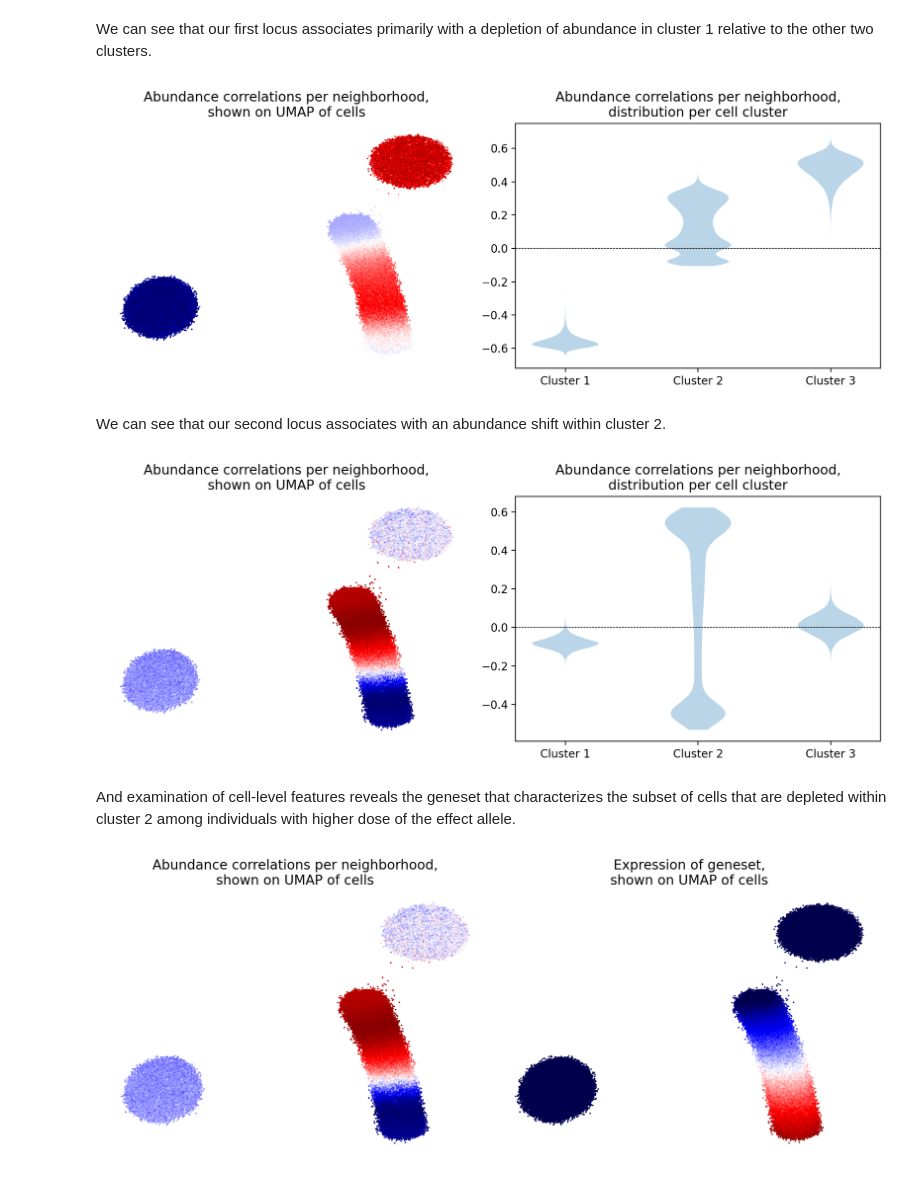
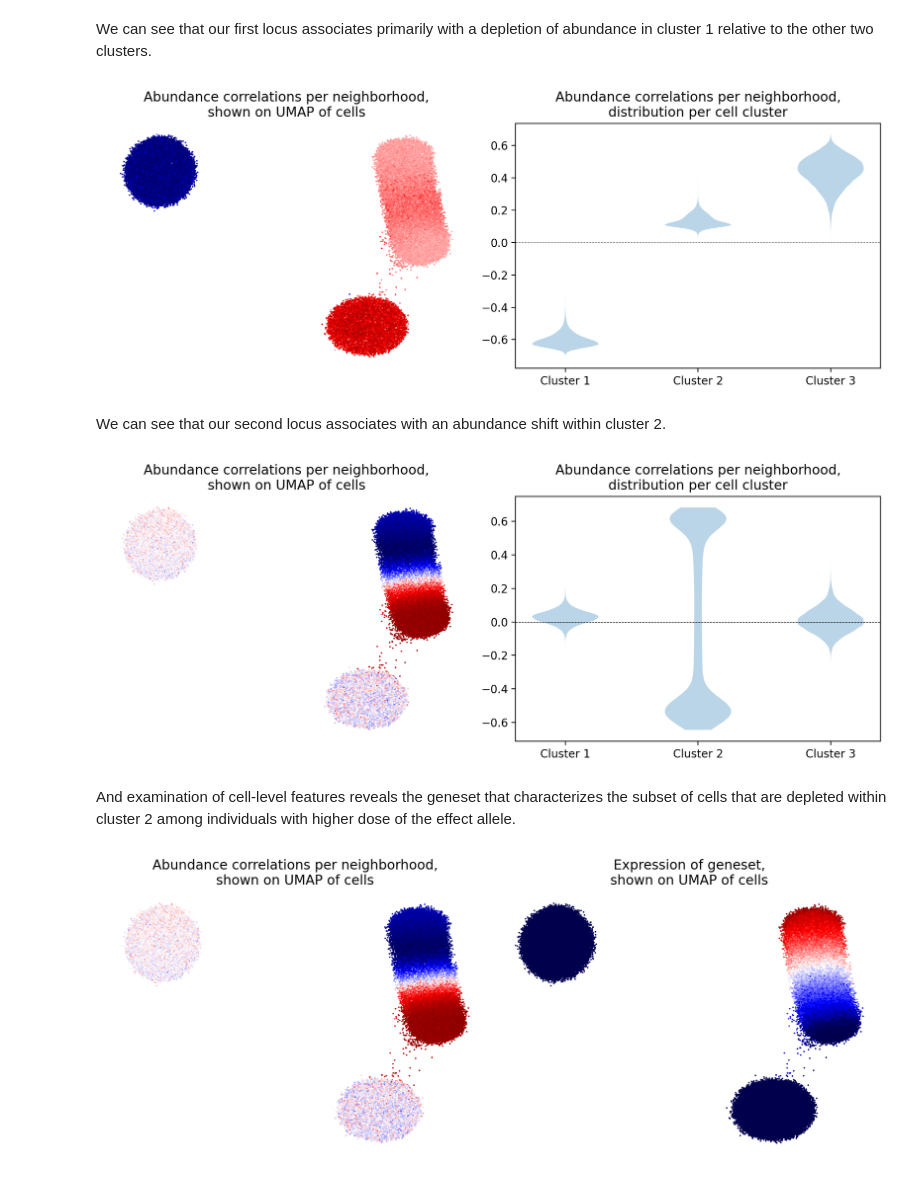
Before and after one commit to immunogenomics/GeNA, a Jupyter notebook: tutorial/Example_csaQTL_GWAS.ipynb, the cells around one changed output. Saved outputs shown, nothing was run; the diff lists cells and outputs as text; code cells hidden in the pictures.

Commit message:
Updated tutorial

```diff
--- a/tutorial/Example_csaQTL_GWAS.ipynb
+++ b/tutorial/Example_csaQTL_GWAS.ipynb
@@ -164,20 +169,22 @@ Note that abundance correlations per neighborhood are only quantified for non-ba
 # %%
-# Here we import a single-cell object identical to the one generated above, but
-# with genotype dose values for the lead SNPs stored in d.samplem
-d = cna.read(tutorial_folder+"data/scDataObject_geno.h5ad")
+gtypes.iloc[0,:] = np.array([float(gtypes.iloc[0,i].split(":")[1]) for i in np.arange(gtypes.shape[1])])
+gtypes.iloc[1,:] = np.array([float(gtypes.iloc[1,i].split(":")[1]) for i in np.arange(gtypes.shape[1])])
+d.samplem = d.samplem.join(gtypes.T.rs39134.astype(float))
+d.samplem = d.samplem.join(gtypes.T.rs20184.astype(float))
 # %%
-res = cna.tl.association(d, d.samplem['rs1266'], batches = d.samplem.batch,
+res = cna.tl.association(d, d.samplem['rs20184'], batches = d.samplem.batch,
                          covs = d.samplem[['Age','Sex','gPC1','gPC2','gPC3','gPC4','gPC5']])
-npheno = res.ncorrs
+npheno = res.ncorrs #neighborhood-level phenotype
+kept = d.uns['keptcells']
 # %% [markdown]
 We can see that our first locus associates primarily with a depletion of abundance in cluster 1 relative to the other two clusters.
 # %%
 fig, axes = plt.subplots(1,2, figsize=(10,4), dpi = 200)
-axes[0].scatter(d.obsm['X_umap'][d.uns['keptcells'],0], d.obsm['X_umap'][d.uns['keptcells'],1],
-            c=npheno, edgecolor='none', s=2, cmap = "seismic")
+axes[0].scatter(d.obsm['X_umap'][kept,0], d.obsm['X_umap'][kept,1], c=npheno, edgecolor='none',
+                s=2, cmap = "seismic")
 axes[0].axis("off")
 axes[0].set_title("Abundance correlations per neighborhood,\nshown on UMAP of cells")
-axes[1].violinplot([npheno[d.obs.clust1==1], npheno[d.obs.clust2==1], npheno[d.obs.clust3==1]],
+axes[1].violinplot([npheno[d.obs.clust1[kept]==1], npheno[d.obs.clust2[kept]==1], npheno[d.obs.clust3[kept]==1]],
               showmeans=False, showextrema=False, showmedians=False)
 axes[1].axhline(y=0, c = 'black', lw=0.5, ls="--")
 axes[1].set_title("Abundance correlations per neighborhood,\ndistribution per cell cluster")
@@ -186,20 +193,20 @@ axes[1].set_xticklabels(["Cluster 1","Cluster 2","Cluster 3"])
 plt.tight_layout()
 plt.show()
 # %% [output]
-[figure, old version]
+[figure, new version]
 # %%
-res = cna.tl.association(d, d.samplem['rs5739'], batches = d.samplem.batch,
+res = cna.tl.association(d, d.samplem['rs39134'], batches = d.samplem.batch,
                          covs = d.samplem[['Age','Sex','gPC1','gPC2','gPC3','gPC4','gPC5']])
-npheno = res.ncorrs
+npheno = res.ncorrs #neighborhood-level phenotype
 # %% [markdown]
 We can see that our second locus associates with an abundance shift within cluster 2.
 # %%
 fig, axes = plt.subplots(1,2, figsize=(10,4), dpi = 200)
-axes[0].scatter(d.obsm['X_umap'][d.uns['keptcells'],0], d.obsm['X_umap'][d.uns['keptcells'],1],
-            c=npheno, edgecolor='none', s=2, cmap = "seismic")
+axes[0].scatter(d.obsm['X_umap'][kept,0], d.obsm['X_umap'][kept,1], c=npheno, edgecolor='none',
+                s=2, cmap = "seismic")
 axes[0].axis("off")
 axes[0].set_title("Abundance correlations per neighborhood,\nshown on UMAP of cells")
-axes[1].violinplot([npheno[d.obs.clust1==1], npheno[d.obs.clust2==1], npheno[d.obs.clust3==1]],
+axes[1].violinplot([npheno[d.obs.clust1[kept]==1], npheno[d.obs.clust2[kept]==1], npheno[d.obs.clust3[kept]==1]],
               showmeans=False, showextrema=False, showmedians=False)
 axes[1].axhline(y=0, c = 'black', lw=0.5, ls="--")
 axes[1].set_title("Abundance correlations per neighborhood,\ndistribution per cell cluster")
@@ -208,25 +215,25 @@ axes[1].set_xticklabels(["Cluster 1","Cluster 2","Cluster 3"])
 plt.tight_layout()
 plt.show()
 # %% [output]
-[figure, old version]
+[figure, new version]
 # %% [markdown]
 And examination of cell-level features reveals the geneset that characterizes the subset of cells that are depleted within cluster 2 among individuals with higher dose of the effect allele.
 # %%
 vargene_cors = pd.DataFrame({"gene": d.var.index,
-                            "cor": [np.corrcoef(d.X[:,i], npheno)[0,1] for i in np.arange(d.var.shape[0])]})
-geneset = vargene_cors.iloc[np.argsort(-1*(vargene_cors.cor.values**2)),:].head(15).gene.values
+                            "cor": [np.corrcoef(d.X[kept,i], npheno)[0,1] for i in np.arange(d.var.shape[0])]})
+geneset = vargene_cors.iloc[np.argsort(-1*(vargene_cors.cor.values**2)),:].head(10).gene.values
 i_geneset = [np.where(d.var.index==geneset[i])[0][0] for i in np.arange(len(geneset))]
 # %%
 fig, axes = plt.subplots(1,2, figsize=(10,4), dpi = 200)
-axes[0].scatter(d.obsm['X_umap'][d.uns['keptcells'],0], d.obsm['X_umap'][d.uns['keptcells'],1],
+axes[0].scatter(d.obsm['X_umap'][kept,0], d.obsm['X_umap'][kept,1],
             c=npheno, edgecolor='none', s=2, cmap = "seismic")
 axes[0].axis("off")
 axes[0].set_title("Abundance correlations per neighborhood,\nshown on UMAP of cells")
-axes[1].scatter(d.obsm['X_umap'][d.uns['keptcells'],0], d.obsm['X_umap'][d.uns['keptcells'],1],
-            c=d.X[:,i_geneset].sum(axis=1), edgecolor='none', s=2, cmap = "seismic")
+axes[1].scatter(d.obsm['X_umap'][kept,0], d.obsm['X_umap'][kept,1],
+            c=d.X[kept,:][:,i_geneset].sum(axis=1), edgecolor='none', s=2, cmap = "seismic")
 axes[1].axis("off")
 axes[1].set_title("Expression of geneset,\nshown on UMAP of cells")
 plt.tight_layout()
 plt.show()
 # %% [output]
-[figure, old version]
+[figure, new version]
```
Also changed, not shown: parts of 10 cells of this notebook, 18 other files.
